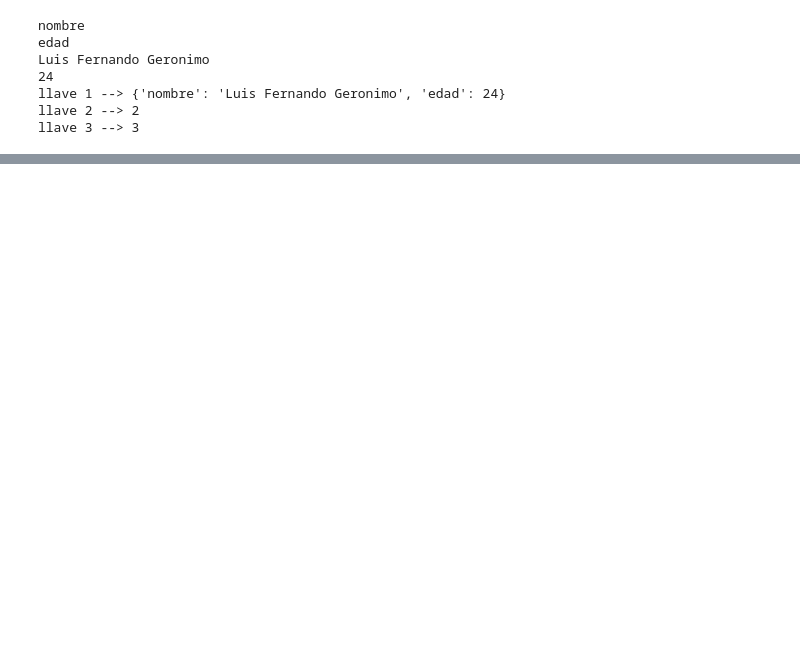
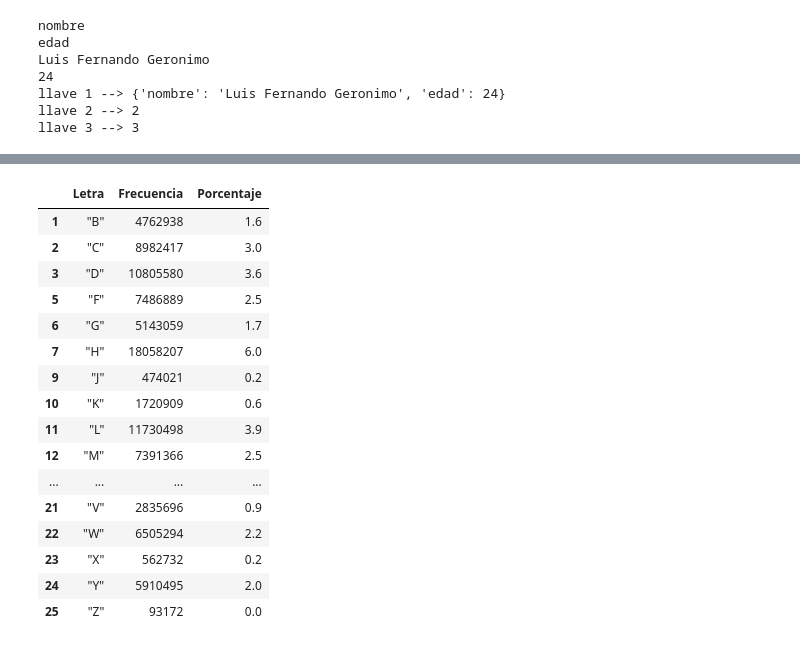
Before and after one commit to FernandoGeronimo834/Apuntes-de-Cursos, a Jupyter notebook: Apuntes de Python.ipynb, the cells around one changed output, grey strips where cells are left out. Saved outputs shown, nothing was run; the diff lists cells and outputs as text; code cells hidden in the pictures; blank space fills up the shorter version.

```diff
--- a/Apuntes de Python.ipynb
+++ b/Apuntes de Python.ipynb
@@ -1221,0 +3253,22 @@ llave 3 --> 3
+# %%
+# MOSTRAREMOS LAS OBSERVACIONES CON FRECUENCIA MENOR O IGUAL A LA DE LA LETRA S
+freq_S= letters_freq_df.loc[18, 'Frecuencia']  # Aqui solo almacena un valor en este caso 19059775, ya que con el metodo .loc localizo valores, en la fila con indice 18, columna 'Frecuencia'
+letters_freq_df[letters_freq_df['Frecuencia'] <= freq_S] # me mostrara las filas cuya frecuencia sea <= 19059775
+# %% [output]
+|  | Letra | Frecuencia | Porcentaje |
+| 1 | "B" | 4762938 | 1.6 |
+| 2 | "C" | 8982417 | 3.0 |
+| 3 | "D" | 10805580 | 3.6 |
+| 5 | "F" | 7486889 | 2.5 |
+| 6 | "G" | 5143059 | 1.7 |
+| 7 | "H" | 18058207 | 6.0 |
+| 9 | "J" | 474021 | 0.2 |
+| 10 | "K" | 1720909 | 0.6 |
+| 11 | "L" | 11730498 | 3.9 |
+| 12 | "M" | 7391366 | 2.5 |
+| ... | ... | ... | ... |
+| 21 | "V" | 2835696 | 0.9 |
+| 22 | "W" | 6505294 | 2.2 |
+| 23 | "X" | 562732 | 0.2 |
+| 24 | "Y" | 5910495 | 2.0 |
+| 25 | "Z" | 93172 | 0.0 |
```
Also changed, not shown: parts of 309 cells of this notebook, 1 other file.
